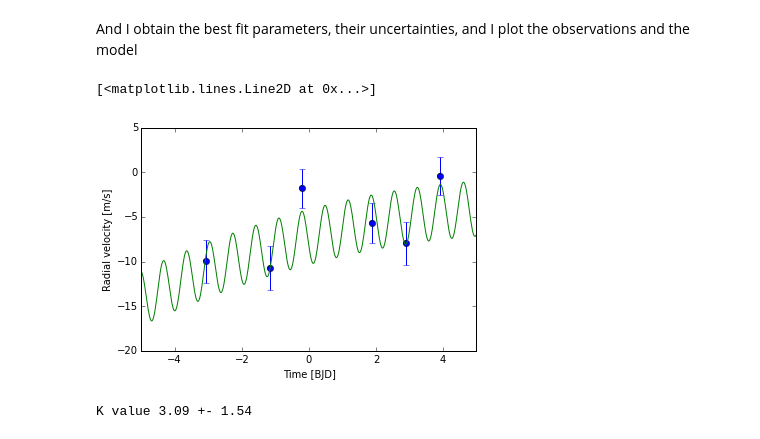
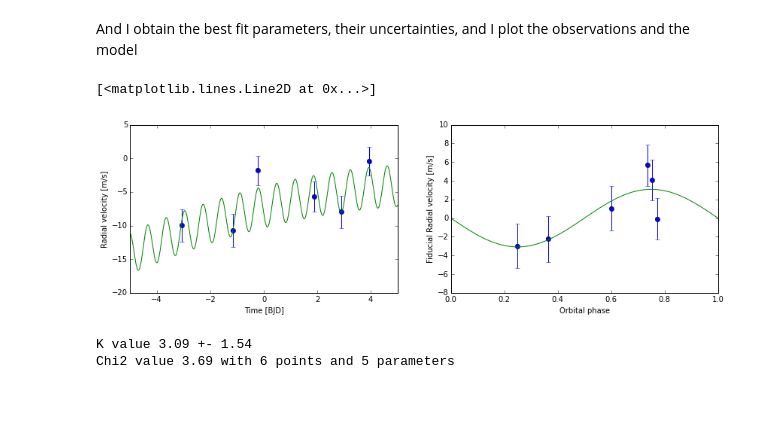
Before and after one commit to sanchisojeda/USPmass, a Jupyter notebook: RVanalysis/SimpleMassWeek1.ipynb, the cells around one changed output. Drawn from its saved outputs; the diff is of its cells as text; code cells hidden in the pictures; blank space fills up the shorter version.

```diff
--- a/RVanalysis/SimpleMassWeek1.ipynb
+++ b/RVanalysis/SimpleMassWeek1.ipynb
@@ -65,28 +65,45 @@ And I obtain the best fit parameters, their uncertainties, and I plot the observ
 params, conv = curve_fit(parabolaplanet, data, rvs, sigma=error )
 paramserror = np.sqrt(np.diag(conv))
 # %%
-fig = plt.figure()
-ax = fig.add_subplot(1,1,1)
+fig = plt.figure(figsize=(14,4))
+ax = fig.add_subplot(1,2,1)
 ax.scatter(shortbjd, rvs)
 ax.errorbar(shortbjd, rvs, yerr=error, fmt='o')
 plt.xlim([-5, 5])
 ax.set_xlabel('Time [BJD]')
 ax.set_ylabel('Radial velocity [m/s]')
 
 K, a, b, c = params
 Kerr, aerr, berr, cerr = paramserror
-
+theoRV = parabolaplanet(data, K, a, b, c)
+chi2= np.sum( ((theoRV-rvs)/error)**2)
 
 newbjd = np.linspace(-5, 5, 500)
 newx = (newbjd/period) + phi0
 
-data = np.append(newx, newbjd)
+newdata = np.append(newx, newbjd)
 
-plt.plot(newbjd, parabolaplanet(data, K, a, b, c))
+plt.plot(newbjd, parabolaplanet(newdata, K, a, b, c))
+
+
+
+ax = fig.add_subplot(1,2,2)
+
+plottheoRV = parabolaplanet(data, 0.0, a, b, c)
+
+ax.scatter(phases, rvs-plottheoRV)
+ax.errorbar(phases, rvs-plottheoRV, yerr=error, fmt='o')
+plt.xlim([-0, 1])
+ax.set_xlabel('Orbital phase')
+ax.set_ylabel('Fiducial Radial velocity [m/s]')
+
+plt.plot(newx, parabolaplanet(newdata, K, 0.0, 0.0, 0.0))
 # %% [output]
 [<matplotlib.lines.Line2D at 0x...>]
-[figure, old version]
+[figure, new version]
 # %%
 print('K value {0:3.2f} +- {1:3.2f}' .format(K, Kerr))
+print('Chi2 value {0:3.2f} with {1:1.0f} points and 5 parameters' .format(chi2, len(rvs)))
 # %% [output]
 K value 3.09 +- 1.54
+Chi2 value 3.69 with 6 points and 5 parameters
```
